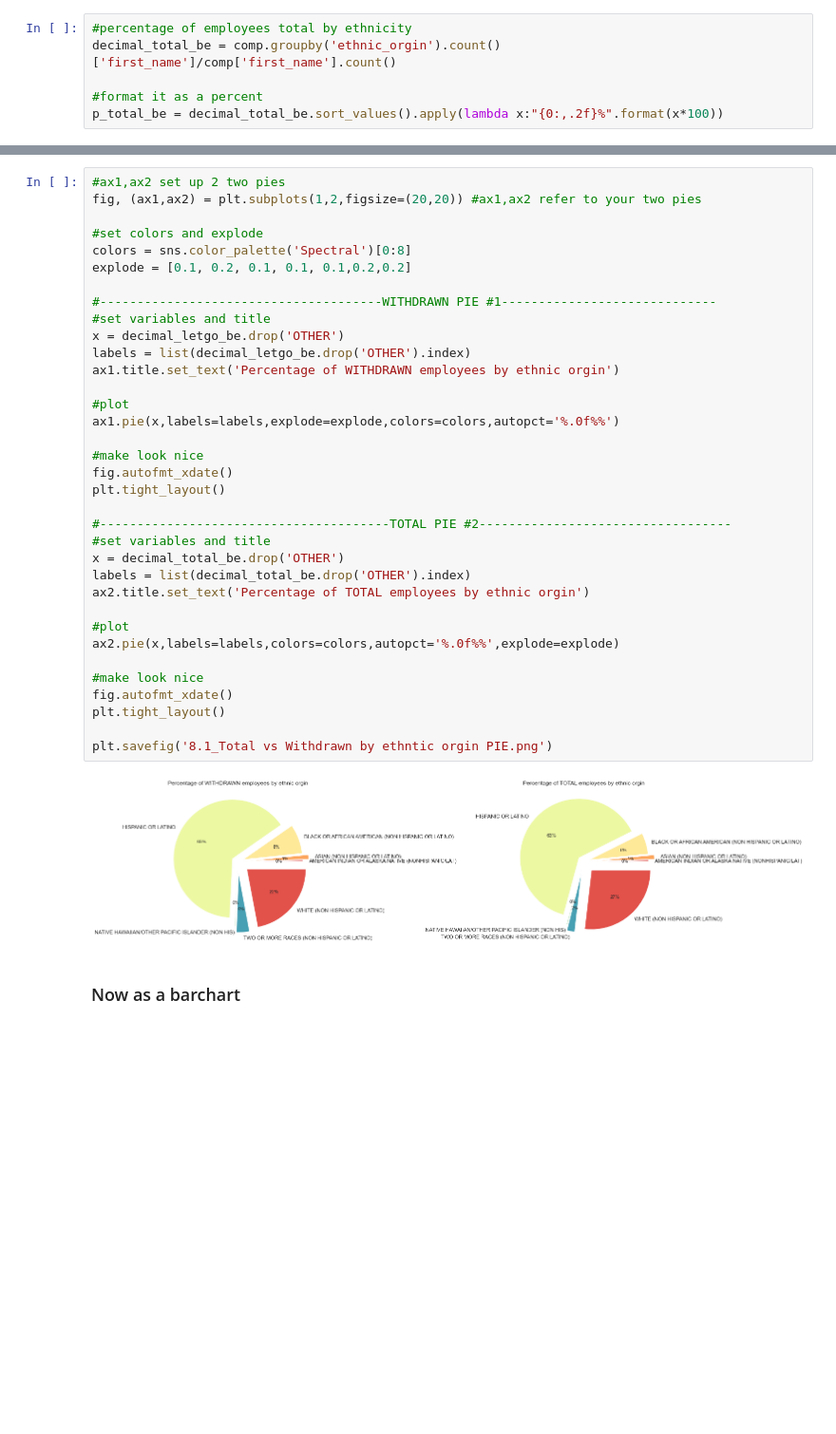
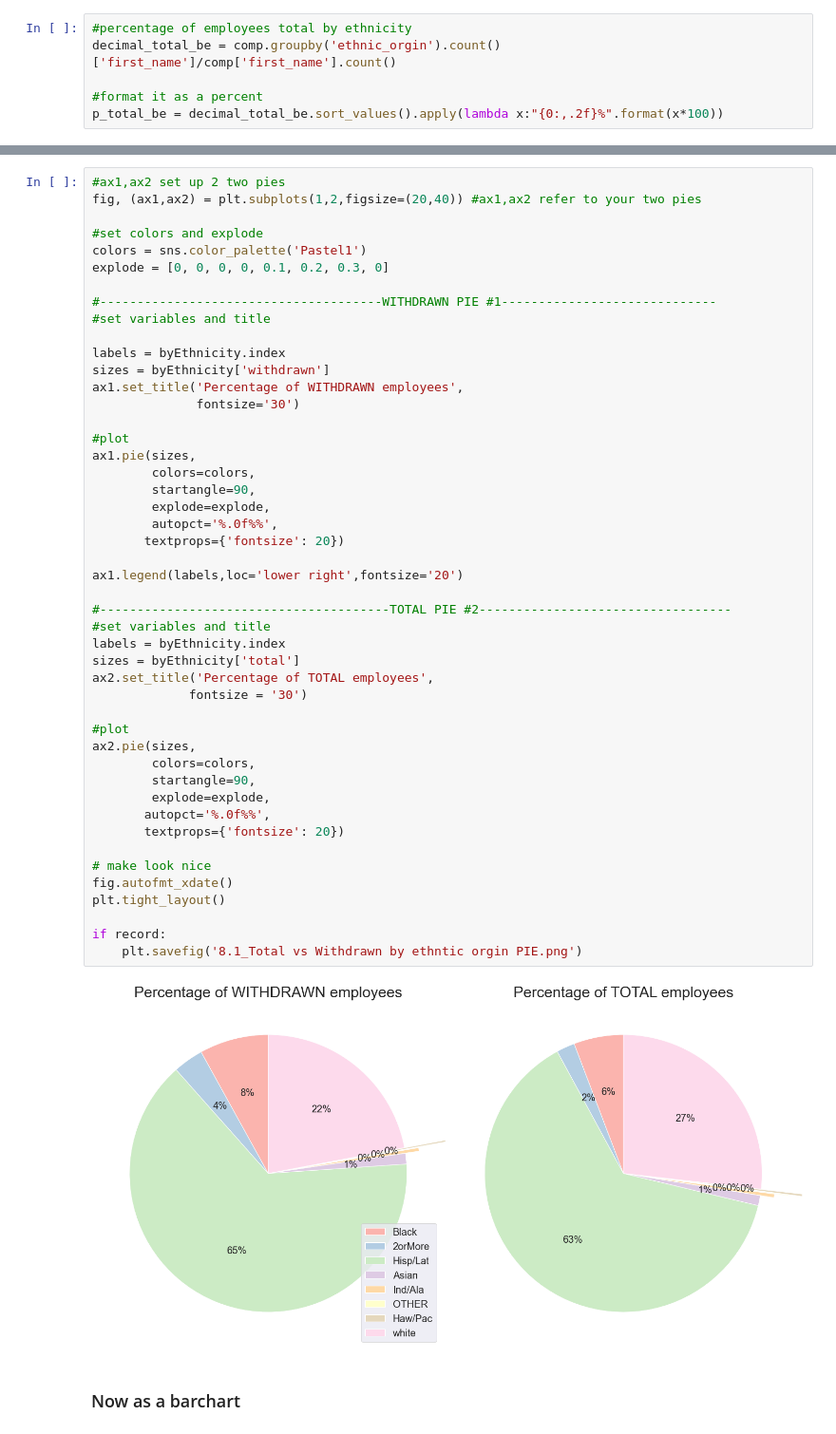
Before and after one commit to danschumac1/COSA_City_Compensation_2021, a Jupyter notebook: CityComp_Code.ipynb, the cells around one changed output, grey strips where cells are left out. Shown at 95% size. Drawn from its saved outputs; the diff is of its cells as text; blank space fills up the shorter version.

Commit message:
deleted pictures. updated pie graph and ethnicity bar graph. fixed issues with l1s l2s and l3s graph. added more ref graphs

```diff
--- a/CityComp_Code.ipynb
+++ b/CityComp_Code.ipynb
@@ -840,39 +817,51 @@ Name: first_name, dtype: object
 # %%
 #ax1,ax2 set up 2 two pies
-fig, (ax1,ax2) = plt.subplots(1,2,figsize=(20,20)) #ax1,ax2 refer to your two pies
+fig, (ax1,ax2) = plt.subplots(1,2,figsize=(20,40)) #ax1,ax2 refer to your two pies
 
 #set colors and explode
-colors = sns.color_palette('Spectral')[0:8]
-explode = [0.1, 0.2, 0.1, 0.1, 0.1,0.2,0.2]
+colors = sns.color_palette('Pastel1')
+explode = [0, 0, 0, 0, 0.1, 0.2, 0.3, 0]
 
 #--------------------------------------WITHDRAWN PIE #1-----------------------------
 #set variables and title
-x = decimal_letgo_be.drop('OTHER')
-labels = list(decimal_letgo_be.drop('OTHER').index)
-ax1.title.set_text('Percentage of WITHDRAWN employees by ethnic orgin')
+
+labels = byEthnicity.index
+sizes = byEthnicity['withdrawn']
+ax1.set_title('Percentage of WITHDRAWN employees',
+              fontsize='30')
 
 #plot
-ax1.pie(x,labels=labels,explode=explode,colors=colors,autopct='%.0f%%')
+ax1.pie(sizes,
+        colors=colors,
+        startangle=90,
+        explode=explode,
+        autopct='%.0f%%',
+       textprops={'fontsize': 20})
 
-#make look nice
+ax1.legend(labels,loc='lower right',fontsize='20')
+
+#---------------------------------------TOTAL PIE #2----------------------------------
+#set variables and title
+labels = byEthnicity.index
+sizes = byEthnicity['total']
+ax2.set_title('Percentage of TOTAL employees',
+             fontsize = '30')
+
+#plot
+ax2.pie(sizes,
+        colors=colors,
+        startangle=90,
+        explode=explode,
+       autopct='%.0f%%',
+       textprops={'fontsize': 20})
+
+# make look nice
 fig.autofmt_xdate()
 plt.tight_layout()
 
-#---------------------------------------TOTAL PIE #2----------------------------------
-#set variables and title
-x = decimal_total_be.drop('OTHER')
-labels = list(decimal_total_be.drop('OTHER').index)
-ax2.title.set_text('Percentage of TOTAL employees by ethnic orgin')
-
-#plot
-ax2.pie(x,labels=labels,colors=colors,autopct='%.0f%%',explode=explode)
-
-#make look nice
-fig.autofmt_xdate()
-plt.tight_layout()
-
-plt.savefig('8.1_Total vs Withdrawn by ethntic orgin PIE.png')
+if record:
+    plt.savefig('8.1_Total vs Withdrawn by ethntic orgin PIE.png')
 # %% [output]
-[figure, old version]
+[figure, new version]
 # %% [markdown]
 ### Now as a barchart
```
Also changed, not shown: parts of 61 cells of this notebook, 28 other files.
